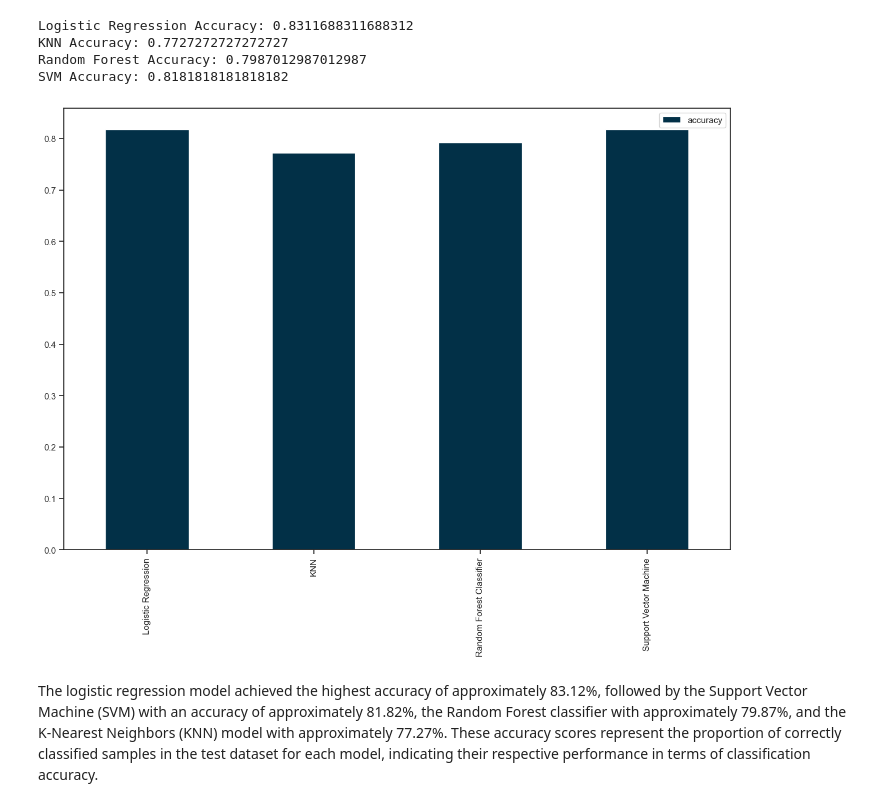
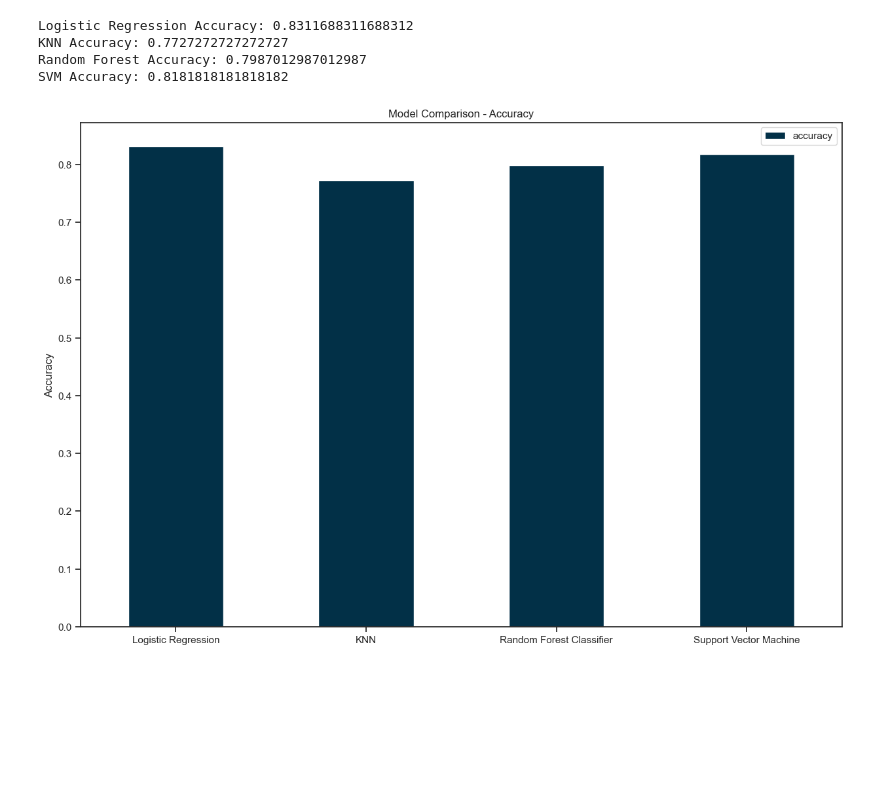
Before and after one commit to azadealmasi/Diabetes-Prediction-App-Using-Flask-Machine-Learning-and-Heroku, a Jupyter notebook: Diabetes Prediction.ipynb, the cells around one changed output. Cells and saved outputs as stored; diff of their text form; code cells hidden in the pictures; blank space fills up the shorter version.

Commit message:
Update Modeling and Training

```diff
--- a/Diabetes Prediction.ipynb
+++ b/Diabetes Prediction.ipynb
@@ -373,14 +375,23 @@ KNN Accuracy: 0.7727272727272727
 Random Forest Accuracy: 0.7987012987012987
 SVM Accuracy: 0.8181818181818182
 # %%
-model_compare = pd.DataFrame({"Logistic Regression":log_reg,
-"KNN":knn,
-"Random Forest Classifier":clf,
-"Support Vector Machine":svm,},
-index=["accuracy"])
+# Create a dictionary of model names and their accuracy scores
+model_scores = {
+    "Logistic Regression": log_reg_accuracy,
+    "KNN": knn_accuracy,
+    "Random Forest Classifier": clf_accuracy,
+    "Support Vector Machine": svm_accuracy,
+}
+
+# Create the model_compare DataFrame
+model_compare = pd.DataFrame(model_scores, index=["accuracy"])
+
+# Plot the accuracy scores
 color = ['#023047']
-model_compare.T.plot.bar(figsize=(15,10), color=color);
+model_compare.T.plot.bar(figsize=(15, 10), color=color)
+plt.ylabel('Accuracy')
+plt.title('Model Comparison - Accuracy')
+plt.xticks(rotation=0)
+plt.show()
 # %% [output]
-[figure, old version]
+[figure, new version]
-# %% [markdown]
-The logistic regression model achieved the highest accuracy of approximately 83.12%, followed by the Support Vector Machine (SVM) with an accuracy of approximately 81.82%, the Random Forest classifier with approximately 79.87%, and the K-Nearest Neighbors (KNN) model with approximately 77.27%. These accuracy scores represent the proportion of correctly classified samples in the test dataset for each model, indicating their respective performance in terms of classification accuracy.
```
Also changed, not shown: parts of 38 cells of this notebook.
